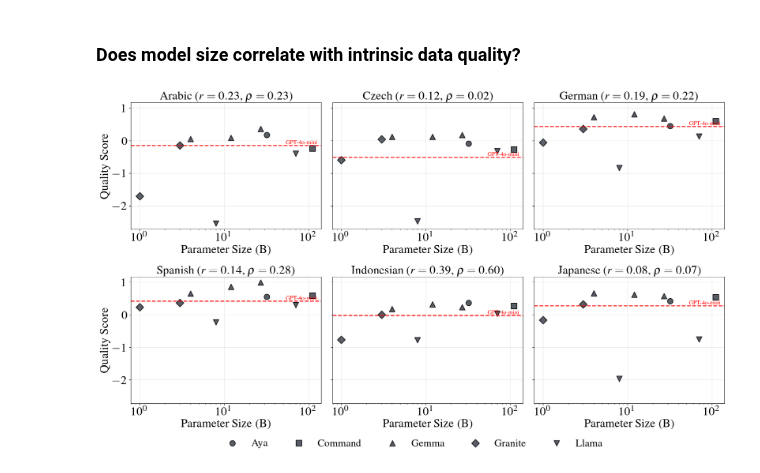
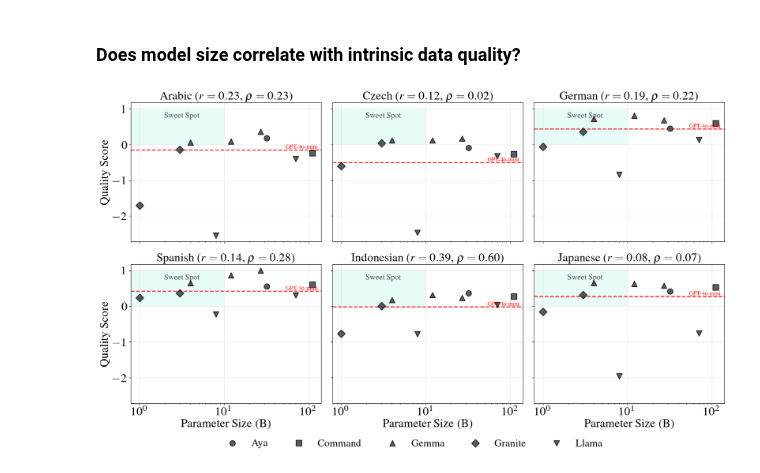
Before and after one commit to ljvmiranda921/polyglot-teachers, a Jupyter notebook: notebooks/2025-11-24-data-quality-metrics/02_visualize_quality_metrics.ipynb, the cells around one changed output. Drawn from its saved outputs; the diff is of its cells as text; code cells hidden in the pictures.

```diff
--- a/notebooks/2025-11-24-data-quality-metrics/02_visualize_quality_metrics.ipynb
+++ b/notebooks/2025-11-24-data-quality-metrics/02_visualize_quality_metrics.ipynb
@@ -250,7 +250,7 @@ for lang in ["ar", "cs", "de", "es", "id", "ja"]:
         "spearman_p": spearman_p,
     }
 
-fig, axes = plt.subplots(2, 3, figsize=(18, 10), sharey=True)
+fig, axes = plt.subplots(2, 3, figsize=(18, 10), sharex=True, sharey=True)
 axes = axes.flatten()
 
 languages = ["ar", "cs", "de", "es", "id", "ja"]
@@ -278,6 +278,33 @@ for idx, (lang, ax) in enumerate(zip(languages, axes)):
     gpt4o_mini_lang = df_lang[df_lang["model"] == "gpt-4o-mini-2024-07-18"]
     gpt4o_mini_quality_lang = gpt4o_mini_lang["quality_score"].iloc[0]
 
+    # Add sweet spot highlight (upper left quadrant)
+    from matplotlib.patches import Rectangle
+
+    sweet_spot = Rectangle(
+        (0, 0),  # (x, y) bottom left corner - start from 10^0 = 1
+        10**1,  # width: from 1 to 10
+        1,  # height: from 0 to 1
+        facecolor=COLORS["blue"],
+        edgecolor="none",
+        alpha=0.5,
+        zorder=0,
+    )
+    ax.add_patch(sweet_spot)
+
+    # Add "Sweet Spot" label
+    ax.text(
+        10**0.5,  # center of x-range in log scale
+        0.9,
+        "Sweet Spot",
+        fontsize=16,
+        ha="center",
+        va="top",
+        color="black",
+        weight="bold",
+        alpha=0.7,
+    )
+
     families = df_lang_plot["model_family"].unique()
     for family in families:
         family_data = df_lang_plot[df_lang_plot["model_family"] == family]
@@ -291,6 +318,7 @@ for idx, (lang, ax) in enumerate(zip(languages, axes)):
             alpha=0.8,
             edgecolors="black",
             linewidth=1.5,
+            zorder=3,
         )
 
     # Add horizontal line for GPT-4o-mini
@@ -300,40 +328,43 @@ for idx, (lang, ax) in enumerate(zip(languages, axes)):
         linestyle="--",
         linewidth=2,
         alpha=0.8,
+        zorder=2,
     )
     ax.text(
         0.98,
         gpt4o_mini_quality_lang,
         "GPT-4o-mini",
         transform=ax.get_yaxis_transform(),
         fontsize=12,
         color="red",
         va="bottom",
         ha="right",
     )
 
     pearson_corr = correlations[lang]["pearson"]
     spearman_corr = correlations[lang]["spearman"]
     ax.set_title(
         f"{language_names[lang]} ($r={pearson_corr:.2f}$, $\\rho={spearman_corr:.2f}$)"
     )
-    ax.set_xlabel("Parameter Size (B)")
+    if idx >= 3:  # Only show x-label for bottom row
+        ax.set_xlabel("Parameter Size (B)")
     ax.set_xscale("log")
-    ax.set_ylabel("Quality Score" if idx % 3 == 0 else "")
-    ax.grid(True, alpha=0.3)
+    if idx % 3 == 0:  # Only show y-label for leftmost column
+        ax.set_ylabel("Quality Score")
+    ax.grid(True, alpha=0.3, zorder=1)
 
 fig.legend(
     *axes[5].get_legend_handles_labels(),
     frameon=False,
     loc="lower center",
     bbox_to_anchor=(0.5, -0.05),
     ncol=5,
     fontsize=21,
 )
 
 plt.tight_layout()
 fig.savefig("figures/model_size_vs_quality_by_language.png", dpi=300, bbox_inches="tight")  # fmt: skip
 
 plt.show()
 # %% [output]
-[figure, old version]
+[figure, new version]
```
Also changed, not shown: 1 other file.
